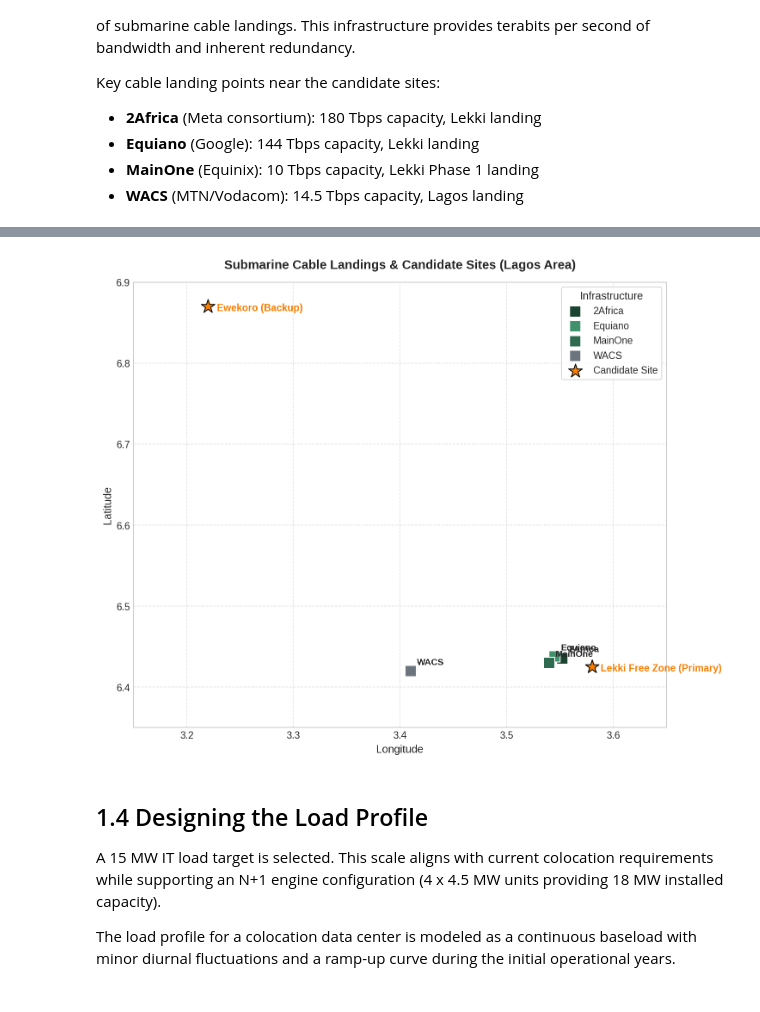
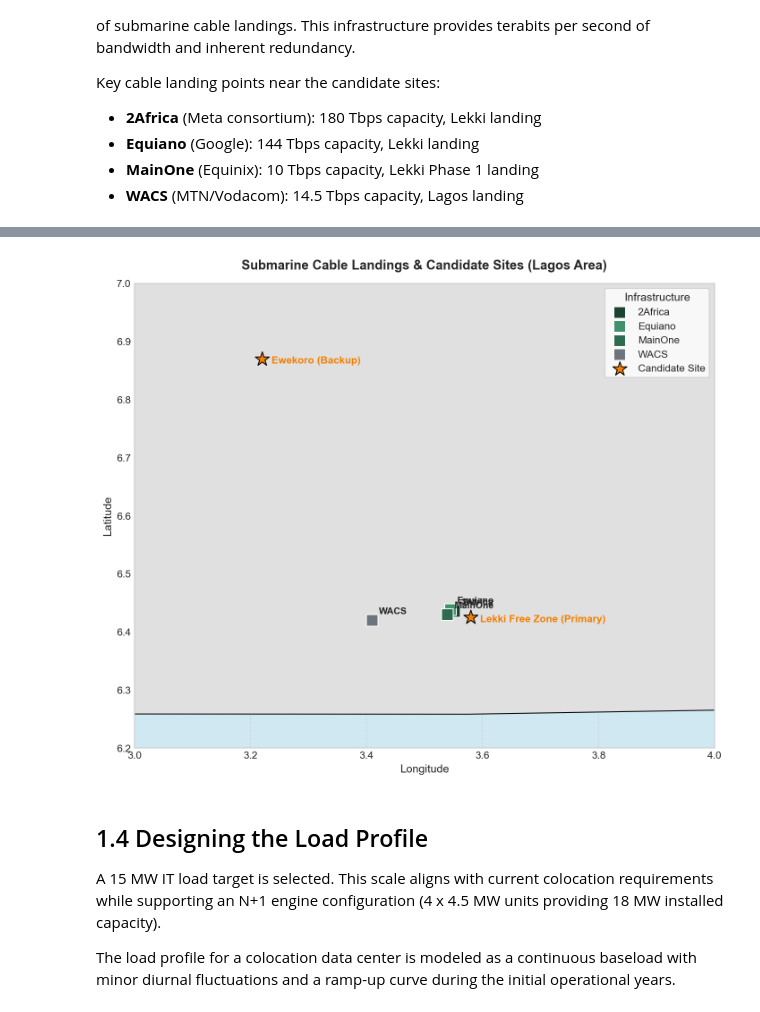
Before and after one commit to Husayn01/SPE-Africa-Energython-2026, a Jupyter notebook: notebooks/01_market_and_demand.ipynb, the cells around one changed output, grey strips where cells are left out. Saved outputs shown, nothing was run; the diff lists cells and outputs as text; code cells hidden in the pictures.

```diff
--- a/notebooks/01_market_and_demand.ipynb
+++ b/notebooks/01_market_and_demand.ipynb
@@ -175,7 +161,14 @@ Key cable landing points near the candidate sites:
 * **MainOne** (Equinix): 10 Tbps capacity, Lekki Phase 1 landing
 * **WACS** (MTN/Vodacom): 14.5 Tbps capacity, Lagos landing
 # %%
+import geodatasets
+
 fig, ax = plt.subplots(figsize=(10, 8))
+
+# Load a basic world map to show the coastline using geodatasets
+path = geodatasets.get_path('naturalearth.land')
+world = gpd.read_file(path)
+world.plot(ax=ax, color='#e0e0e0', edgecolor='black')
 
 # Cable Landings
 cables = [
@@ -186,8 +179,8 @@ cables = [
 ]
 
 for c in cables:
-    ax.scatter(c['lon'], c['lat'], color=c['color'], s=150, marker='s', edgecolors='white', label=c['name'])
-    ax.annotate(c['name'], (c['lon'], c['lat']), xytext=(7, 7), textcoords='offset points', fontweight='bold', fontsize=10)
+    ax.scatter(c['lon'], c['lat'], color=c['color'], s=150, marker='s', edgecolors='white', zorder=5, label=c['name'])
+    ax.annotate(c['name'], (c['lon'], c['lat']), xytext=(7, 7), textcoords='offset points', fontweight='bold', fontsize=10, zorder=6)
 
 # Candidate Sites
 sites = [
@@ -197,17 +190,23 @@ sites = [
 
 for i, s in enumerate(sites):
     label = 'Candidate Site' if i == 0 else "_nolegend_"
-    ax.scatter(s['lon'], s['lat'], color=COLORS['highlight'], s=250, marker='*', edgecolors='black', label=label)
-    ax.annotate(s['name'], (s['lon'], s['lat']), xytext=(10, -5), textcoords='offset points', fontweight='bold', fontsize=11, color=COLORS['highlight'])
+    ax.scatter(s['lon'], s['lat'], color=COLORS['highlight'], s=250, marker='*', edgecolors='black', zorder=5, label=label)
+    ax.annotate(s['name'], (s['lon'], s['lat']), xytext=(10, -5), textcoords='offset points', fontweight='bold', fontsize=11, color=COLORS['highlight'], zorder=6)
 
 ax.set_title('Submarine Cable Landings & Candidate Sites (Lagos Area)', fontsize=14, fontweight='bold', pad=15)
 ax.set_xlabel('Longitude', fontsize=12)
 ax.set_ylabel('Latitude', fontsize=12)
-ax.grid(True, linestyle='--', alpha=0.6)
+ax.grid(True, linestyle='--', alpha=0.6, zorder=1)
 ax.legend(loc='upper right', title='Infrastructure', title_fontsize=12, frameon=True)
 
-ax.set_xlim(3.15, 3.65)
-ax.set_ylim(6.35, 6.90)
+# Zoom in on Lagos region
+ax.set_xlim(3.0, 4.0)
+ax.set_ylim(6.2, 7.0)
+
+# Add a fake blue sea polygon for aesthetics (Lagos is coastal, so south of 6.42 is roughly ocean)
+from matplotlib.patches import Rectangle
+sea = Rectangle((3.0, 6.2), 1.0, 0.22, facecolor='#d0e8f2', zorder=0)
+ax.add_patch(sea)
 
 plt.tight_layout()
 plt.savefig('../outputs/figures/01_lagos_fiber_dc_map_static.png', dpi=300)
@@ -216,4 +216,4 @@ plt.show()
-[figure, old version]
+[figure, new version]
 # %% [markdown]
 ## 1.4 Designing the Load Profile
 
```
Also changed, not shown: parts of 3 cells of this notebook, 48 other files.
